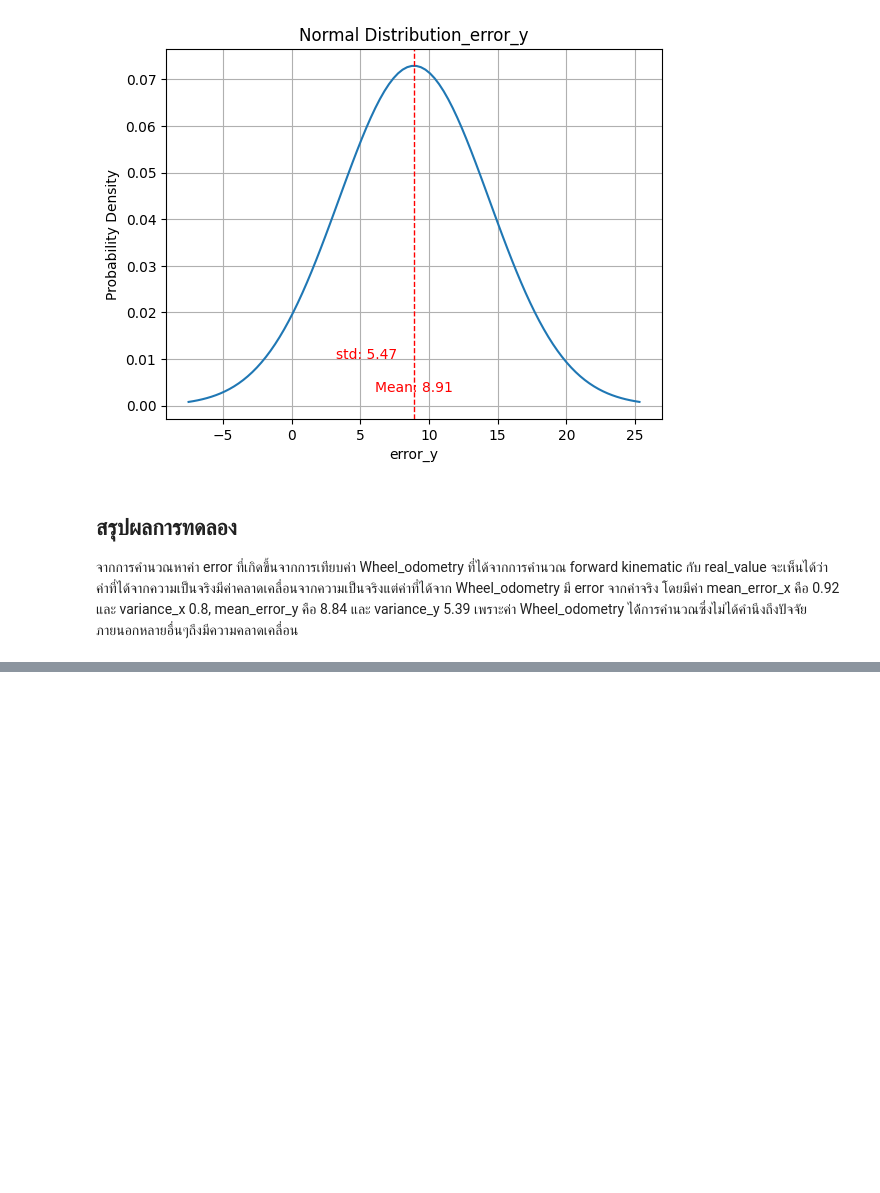
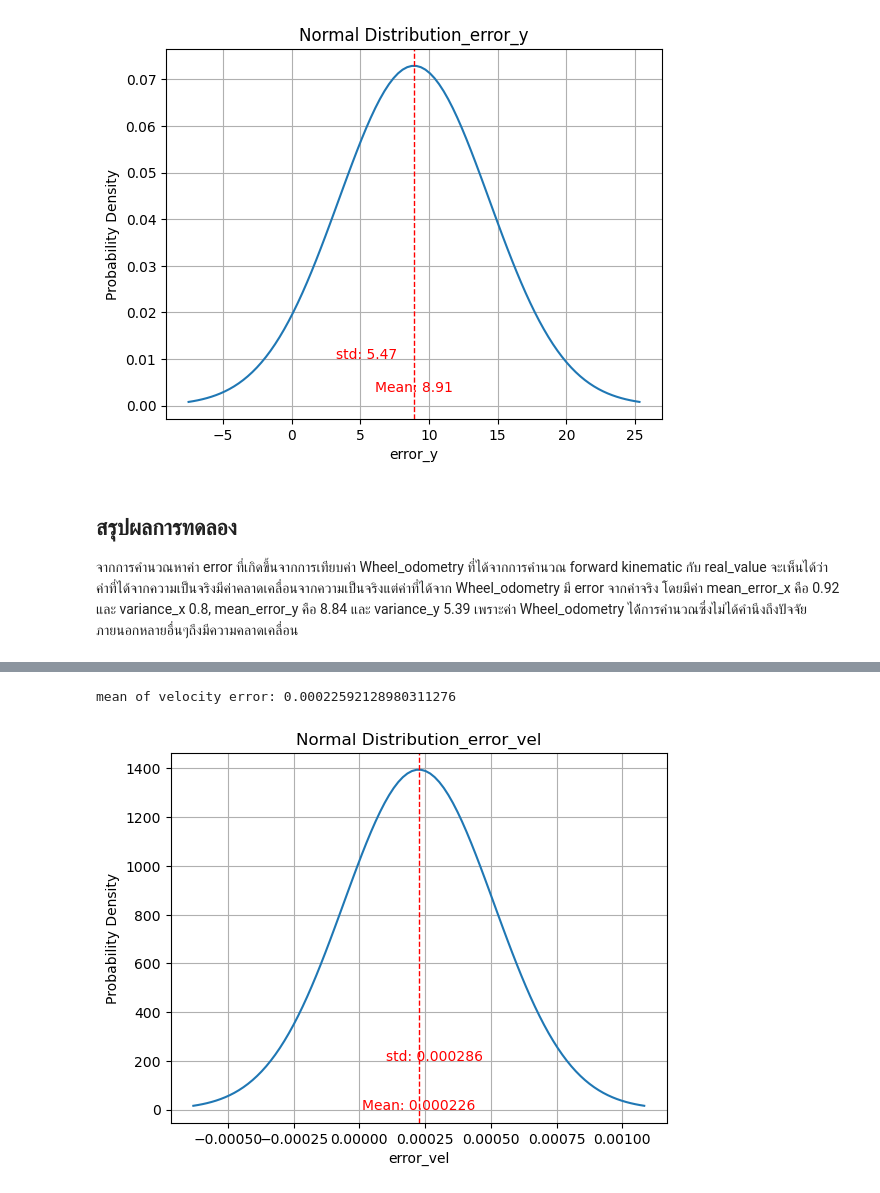
Before and after one commit to AthimetA/FRA532_Exam, a Jupyter notebook: src/doc/FRA532_EXAM1_6322_6327_6366_6368.ipynb, the cells around one changed output, grey strips where cells are left out. Drawn from its saved outputs; the diff is of its cells as text; code cells hidden in the pictures; blank space fills up the shorter version.

```diff
--- a/src/doc/FRA532_EXAM1_6322_6327_6366_6368.ipynb
+++ b/src/doc/FRA532_EXAM1_6322_6327_6366_6368.ipynb
@@ -448,0 +469,19 @@ plt.show()
+# %%
+ex2_3_data_all_value = pd.DataFrame()
+ex2_3_data_all_value_list = []
+
+folder_path = '/home/prompt1203/FRA532_Exam/src/pmzbbot_control/experimentresult/experiment2'
+file_name_format = 'Experiment_2_id_'
+
+# Count the number of CSV files in the folder
+csv_files = glob.glob(os.path.join(folder_path, f'{file_name_format}*.csv'))
+num_csv_files = len(csv_files)
+# print(csv_files)
+
+for i in range(1, num_csv_files+1):
+    csv_path = f'{folder_path}/{file_name_format}{i}.csv'
+    ex2_data = pd.read_csv(csv_path, index_col=False)
+    ex2_3_data_all_value_list.append(ex2_data.iloc[[-1]])
+
+ex2_3_data_all_value = pd.concat(ex2_3_data_all_value_list, ignore_index=True)
+ex2_3_data_all_value.head()
@@ -448,0 +495,9 @@ plt.show()
+# %%
+time_df = pd.DataFrame(ex2_3_data_all_value.iloc[:-1, 0]).rename(columns={'time':'time(s)'})                     # time
+x_y_time_df = pd.concat([time_df, x_y_robot], axis=1)           # time, x, y
+distance_df = pd.DataFrame(np.sqrt((x_y_time_df['x_robot'].astype(float)**2) + (x_y_time_df['y_robot'].astype(float)**2)), columns=['distance(m)'])
+cal_vel_data_df = pd.concat([x_y_time_df, distance_df], axis = 1)
+vel_df = pd.DataFrame(cal_vel_data_df['distance(m)'].divide(100).divide(cal_vel_data_df['time(s)']), columns=['real_vel'])
+real_vel_df = pd.concat([cal_vel_data_df, vel_df], axis = 1)
+real_vel_df['vel_error'] = 0.1-real_vel_df['real_vel']
+real_vel_df.head()
@@ -448,0 +511,20 @@ plt.show()
+# %%
+mean_error_vel = np.mean(real_vel_df['vel_error'])
+var_error_vel = np.var(real_vel_df['vel_error'])
+sigma_error_vel= np.sqrt(var_error_vel)
+# Generate x values
+print('mean of velocity error: ' + str(mean_error_vel))
+norm_error_vel = np.linspace(mean_error_vel - 3 * sigma_error_vel, mean_error_vel + 3 * sigma_error_vel, 100)
+# Plot the normal distribution
+plt.plot(norm_error_vel, stats.norm.pdf(norm_error_vel, mean_error_vel, sigma_error_vel))
+plt.axvline(mean_error_vel, color='r', linestyle='dashed', linewidth=1)
+plt.text(mean_error_vel, 0.003, f'Mean: {mean_error_vel:.6f}', color='r', fontsize=10,ha='center')
+plt.text(sigma_error_vel, 200, f'std: {sigma_error_vel:.6f}', color='r', fontsize=10, ha='center')
+plt.xlabel("error_vel")
+plt.ylabel("Probability Density")
+plt.title("Normal Distribution_error_vel")
+plt.grid(True)
+plt.show()
+# %% [output]
+mean of velocity error: 0.00022592128980311276
+[figure, added]
```
Also changed, not shown: parts of 13 cells of this notebook.
